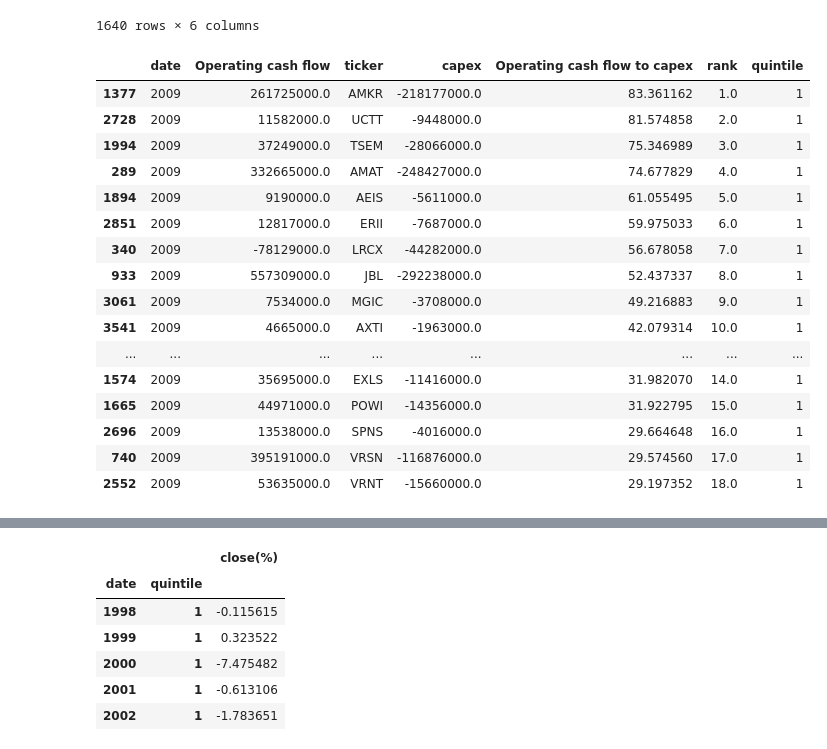
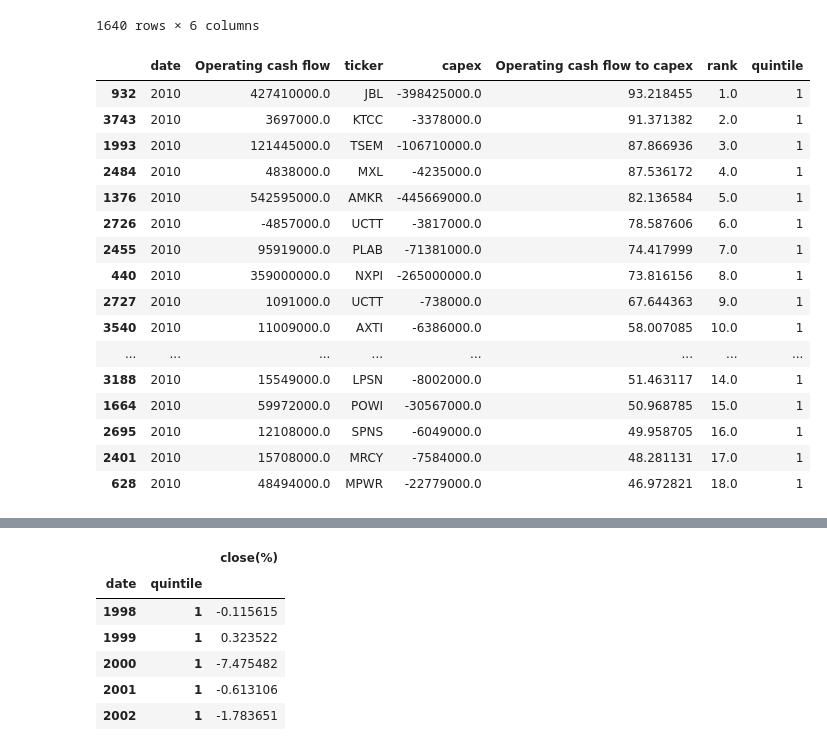
Before and after one commit to alisonands/Case-Study-A-data-driven-investment-analysis, a Jupyter notebook: data_gathering/analysis_opcash_to_capex.ipynb, the cells around one changed output, grey strips where cells are left out. Saved outputs shown, nothing was run; the diff lists cells and outputs as text; code cells hidden in the pictures.

```diff
--- a/data_gathering/analysis_opcash_to_capex.ipynb
+++ b/data_gathering/analysis_opcash_to_capex.ipynb
@@ -89,25 +89,25 @@ quintile_portfolios = {}
 for q in range(1, 6):
     quintile_portfolios[q] = opcash_to_capex[opcash_to_capex['quintile'] == q].copy()
 # %%
-opcash_to_capex[(opcash_to_capex['date']==2009) &
+opcash_to_capex[(opcash_to_capex['date']==2010) &
                 (opcash_to_capex['quintile']==1)].sort_values(by='rank')
 # %% [output]
 |  | date | Operating cash flow | ticker | capex | Operating cash flow to capex | rank | quintile |
-| 1377 | 2009 | 261725000.0 | AMKR | -218177000.0 | 83.361162 | 1.0 | 1 |
-| 2728 | 2009 | 11582000.0 | UCTT | -9448000.0 | 81.574858 | 2.0 | 1 |
-| 1994 | 2009 | 37249000.0 | TSEM | -28066000.0 | 75.346989 | 3.0 | 1 |
-| 289 | 2009 | 332665000.0 | AMAT | -248427000.0 | 74.677829 | 4.0 | 1 |
-| 1894 | 2009 | 9190000.0 | AEIS | -5611000.0 | 61.055495 | 5.0 | 1 |
-| 2851 | 2009 | 12817000.0 | ERII | -7687000.0 | 59.975033 | 6.0 | 1 |
-| 340 | 2009 | -78129000.0 | LRCX | -44282000.0 | 56.678058 | 7.0 | 1 |
-| 933 | 2009 | 557309000.0 | JBL | -292238000.0 | 52.437337 | 8.0 | 1 |
-| 3061 | 2009 | 7534000.0 | MGIC | -3708000.0 | 49.216883 | 9.0 | 1 |
-| 3541 | 2009 | 4665000.0 | AXTI | -1963000.0 | 42.079314 | 10.0 | 1 |
+| 932 | 2010 | 427410000.0 | JBL | -398425000.0 | 93.218455 | 1.0 | 1 |
+| 3743 | 2010 | 3697000.0 | KTCC | -3378000.0 | 91.371382 | 2.0 | 1 |
+| 1993 | 2010 | 121445000.0 | TSEM | -106710000.0 | 87.866936 | 3.0 | 1 |
+| 2484 | 2010 | 4838000.0 | MXL | -4235000.0 | 87.536172 | 4.0 | 1 |
+| 1376 | 2010 | 542595000.0 | AMKR | -445669000.0 | 82.136584 | 5.0 | 1 |
+| 2726 | 2010 | -4857000.0 | UCTT | -3817000.0 | 78.587606 | 6.0 | 1 |
+| 2455 | 2010 | 95919000.0 | PLAB | -71381000.0 | 74.417999 | 7.0 | 1 |
+| 440 | 2010 | 359000000.0 | NXPI | -265000000.0 | 73.816156 | 8.0 | 1 |
+| 2727 | 2010 | 1091000.0 | UCTT | -738000.0 | 67.644363 | 9.0 | 1 |
+| 3540 | 2010 | 11009000.0 | AXTI | -6386000.0 | 58.007085 | 10.0 | 1 |
 | ... | ... | ... | ... | ... | ... | ... | ... |
-| 1574 | 2009 | 35695000.0 | EXLS | -11416000.0 | 31.982070 | 14.0 | 1 |
-| 1665 | 2009 | 44971000.0 | POWI | -14356000.0 | 31.922795 | 15.0 | 1 |
-| 2696 | 2009 | 13538000.0 | SPNS | -4016000.0 | 29.664648 | 16.0 | 1 |
-| 740 | 2009 | 395191000.0 | VRSN | -116876000.0 | 29.574560 | 17.0 | 1 |
-| 2552 | 2009 | 53635000.0 | VRNT | -15660000.0 | 29.197352 | 18.0 | 1 |
+| 3188 | 2010 | 15549000.0 | LPSN | -8002000.0 | 51.463117 | 14.0 | 1 |
+| 1664 | 2010 | 59972000.0 | POWI | -30567000.0 | 50.968785 | 15.0 | 1 |
+| 2695 | 2010 | 12108000.0 | SPNS | -6049000.0 | 49.958705 | 16.0 | 1 |
+| 2401 | 2010 | 15708000.0 | MRCY | -7584000.0 | 48.281131 | 17.0 | 1 |
+| 628 | 2010 | 48494000.0 | MPWR | -22779000.0 | 46.972821 | 18.0 | 1 |
 # %%
 returns = opcash_to_capex.merge(annual_returns, how='inner', on=['ticker', 'date'])
```
Also changed, not shown: parts of 2 cells of this notebook, 1 other file.
